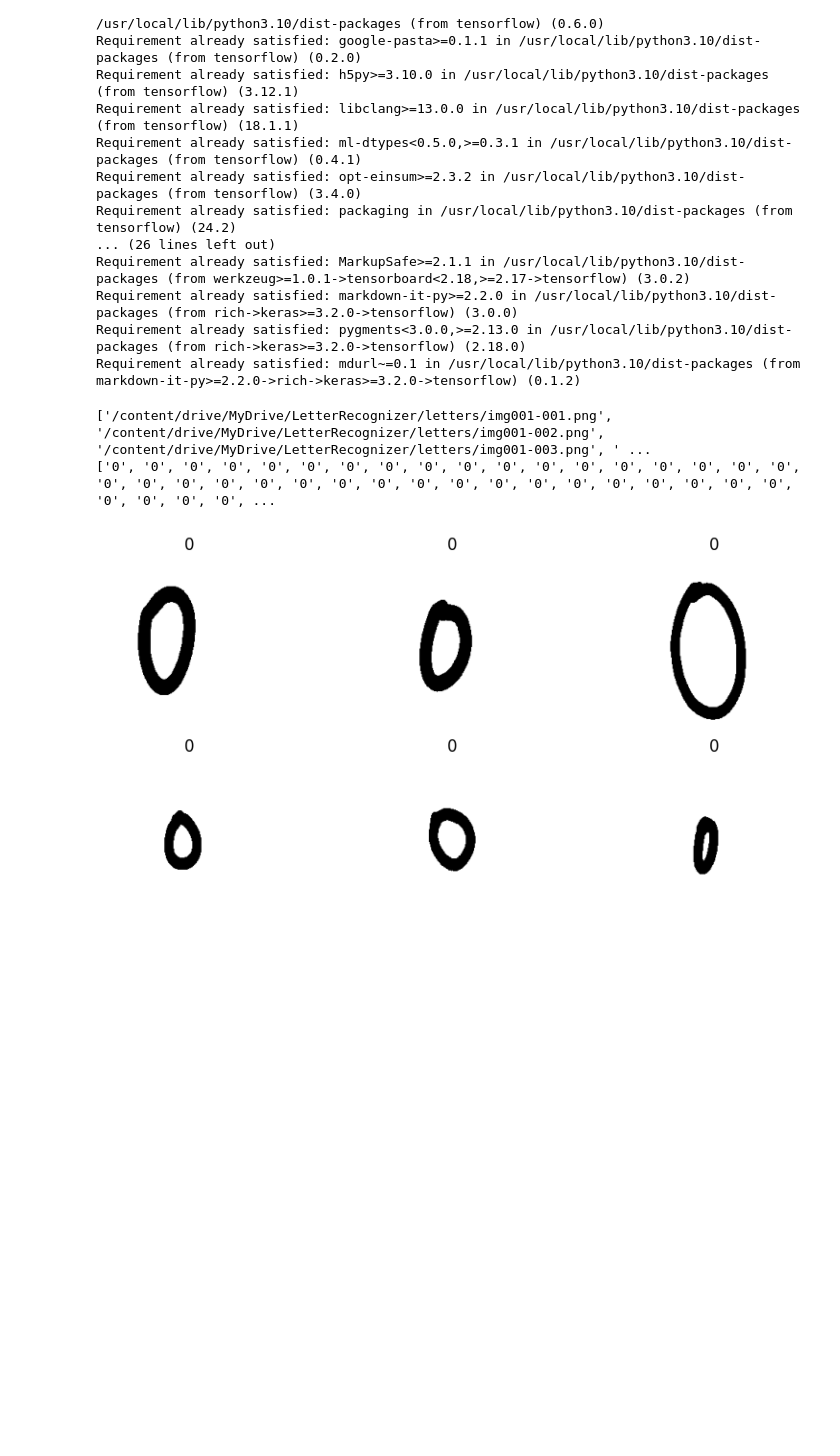
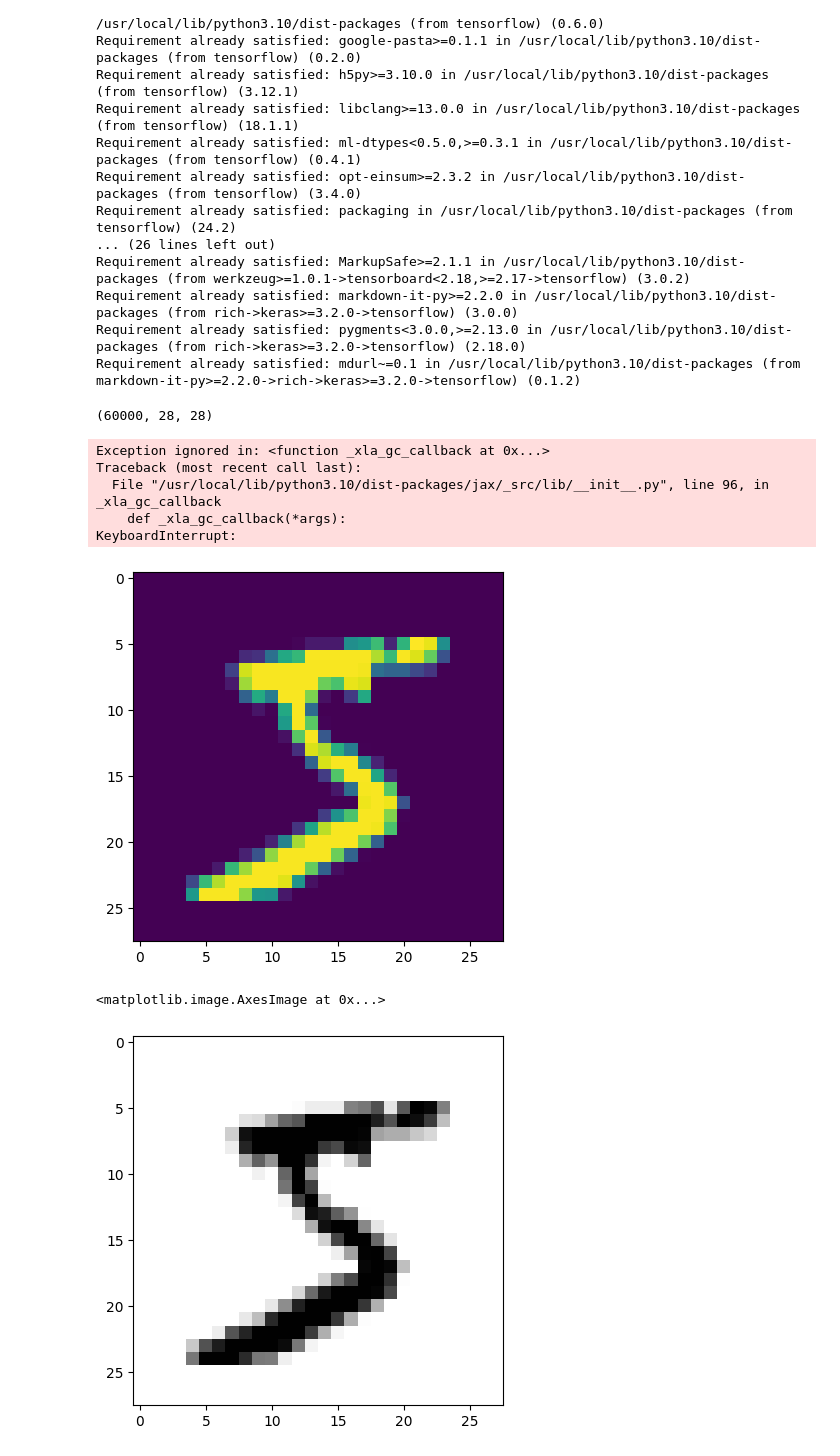
Before and after one commit to DilshanBotheju/HandWrittenNumberRecognizer, a Jupyter notebook: HandWrittenLetterRecognizer.ipynb, the cells around one changed output. Cells and saved outputs as stored; diff of their text form; code cells hidden in the pictures; blank space fills up the shorter version.

Commit message:
Build the model using CNN in Neural Networks and removed image augmentation

```diff
--- a/HandWrittenLetterRecognizer.ipynb
+++ b/HandWrittenLetterRecognizer.ipynb
@@ -28,44 +29,27 @@ import matplotlib.pyplot as plt
 import cv2
 import random
 from tensorflow.keras.preprocessing.image import ImageDataGenerator
-# %%
-# Path to your text file
-file_path = "/content/drive/MyDrive/LetterRecognizer/letters.csv"
-
-# Having arrays to save images and labels respectively
-imagePaths = []
-labels = []
-
-#Load the image paths and labels
-with open(file_path, 'r') as file:
-    next(file)
-    for line in file:
-        imagePath, label = line.strip().split(',')
-        imagePaths.append(imagePath)
-        labels.append(label)
-print(imagePaths)
-print(labels)
-# %% [output]
-['/content/drive/MyDrive/LetterRecognizer/letters/img001-001.png', '/content/drive/MyDrive/LetterRecognizer/letters/img001-002.png', '/content/drive/MyDrive/LetterRecognizer/letters/img001-003.png', ' ...
-['0', '0', '0', '0', '0', '0', '0', '0', '0', '0', '0', '0', '0', '0', '0', '0', '0', '0', '0', '0', '0', '0', '0', '0', '0', '0', '0', '0', '0', '0', '0', '0', '0', '0', '0', '0', '0', '0', '0', '0', ...
-# %%
-plt.figure(figsize=(10, 5))
-
-for i in range(6):
-    img_path = imagePaths[i]
-
-    # Check if the image exists
-    if os.path.exists(img_path):
-        img = load_img(img_path, target_size=(224, 224))
-        img = img_to_array(img) / 255.0
-
-        plt.subplot(2, 3, i + 1)
-        plt.imshow(img)
-        plt.title(labels[i])
-        plt.axis("off")
-    else:
-        print(f"Missing file: {img_path}")
-
-plt.show()
-# %% [output]
-[figure, removed]
+# %%
+# Loading the dataset
+minst = tf.keras.datasets.mnist
+(x_train, y_train), (x_test, y_test) = minst.load_data()
+# %%
+x_train.shape
+# %% [output]
+(60000, 28, 28)
+# %%
+# Checking the dataset
+plt.imshow(x_train[0])
+plt.show()
+
+# Changing configuration
+plt.imshow(x_train[0], cmap=plt.cm.binary)
+# %% [output]
+Exception ignored in: <function _xla_gc_callback at 0x...>
+Traceback (most recent call last):
+  File "/usr/local/lib/python3.10/dist-packages/jax/_src/lib/__init__.py", line 96, in _xla_gc_callback
+    def _xla_gc_callback(*args):
+KeyboardInterrupt:
+[figure, added]
+<matplotlib.image.AxesImage at 0x...>
+[figure, added]
```
Also changed, not shown: parts of 18 cells of this notebook.
